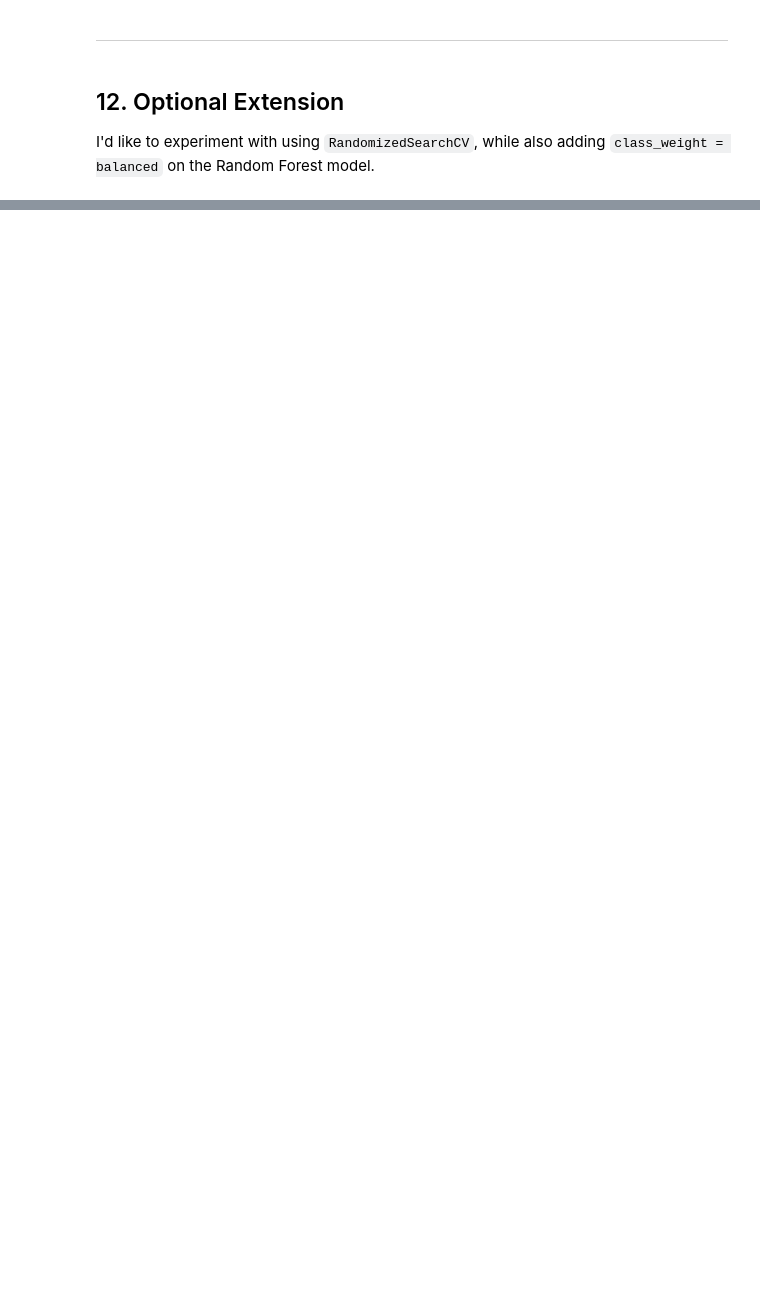
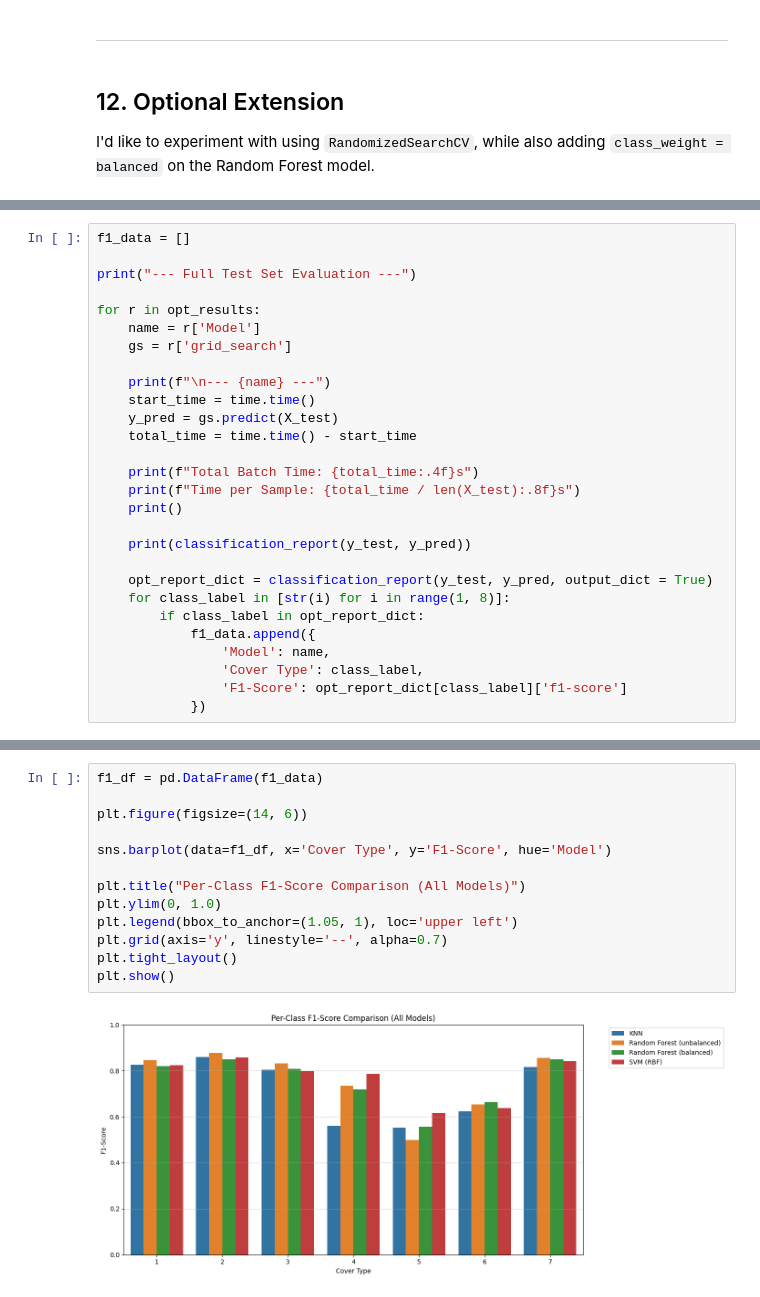
Before and after one commit to almonadavid/dsc-340-project-2, a Jupyter notebook: phase_two.ipynb, the cells around one changed output, grey strips where cells are left out. Drawn from its saved outputs; the diff is of its cells as text; blank space fills up the shorter version.

```diff
--- a/phase_two.ipynb
+++ b/phase_two.ipynb
@@ -568,0 +712,28 @@ I'd like to experiment with using `RandomizedSearchCV`, while also adding `class
+# %%
+f1_data = []
+
+print("--- Full Test Set Evaluation ---")
+
+for r in opt_results:
+    name = r['Model']
+    gs = r['grid_search']
+
+    print(f"\n--- {name} ---")
+    start_time = time.time()
+    y_pred = gs.predict(X_test)
+    total_time = time.time() - start_time
+
+    print(f"Total Batch Time: {total_time:.4f}s")
+    print(f"Time per Sample: {total_time / len(X_test):.8f}s")
+    print()
+
+    print(classification_report(y_test, y_pred))
+
+    opt_report_dict = classification_report(y_test, y_pred, output_dict = True)
+    for class_label in [str(i) for i in range(1, 8)]:
+        if class_label in opt_report_dict:
+            f1_data.append({
+                'Model': name,
+                'Cover Type': class_label,
+                'F1-Score': opt_report_dict[class_label]['f1-score']
+            })
@@ -568,0 +762,15 @@ I'd like to experiment with using `RandomizedSearchCV`, while also adding `class
+# %%
+f1_df = pd.DataFrame(f1_data)
+
+plt.figure(figsize=(14, 6))
+
+sns.barplot(data=f1_df, x='Cover Type', y='F1-Score', hue='Model')
+
+plt.title("Per-Class F1-Score Comparison (All Models)")
+plt.ylim(0, 1.0)
+plt.legend(bbox_to_anchor=(1.05, 1), loc='upper left')
+plt.grid(axis='y', linestyle='--', alpha=0.7)
+plt.tight_layout()
+plt.show()
+# %% [output]
+[figure, added]
```
Also changed, not shown: parts of 29 cells of this notebook.
